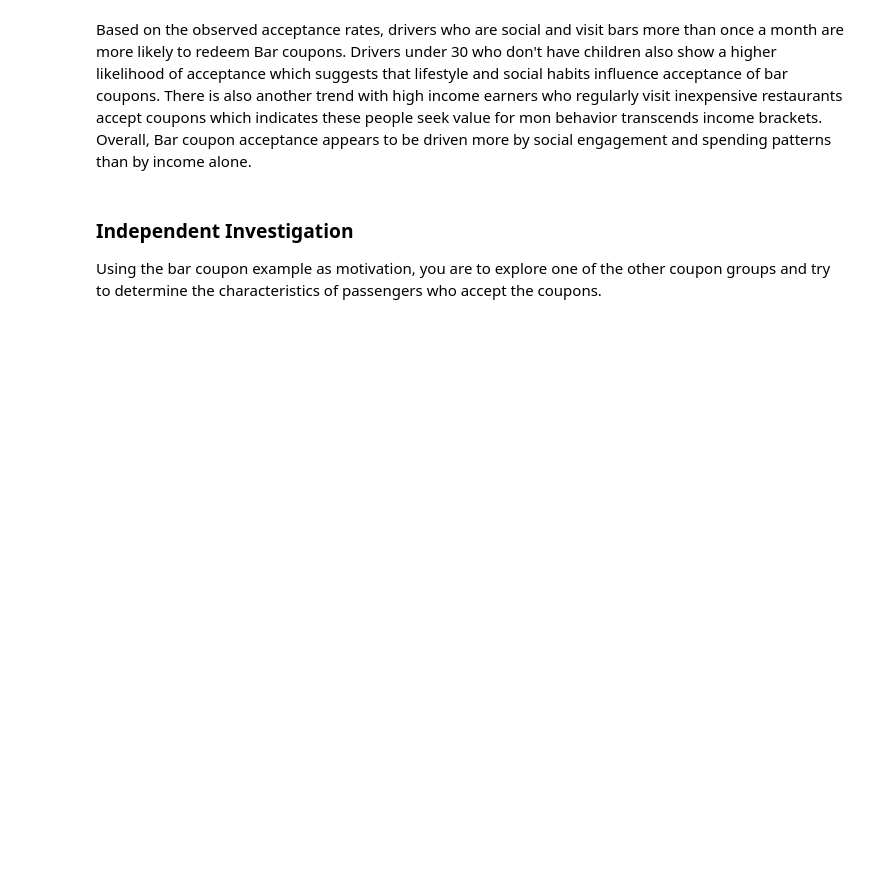
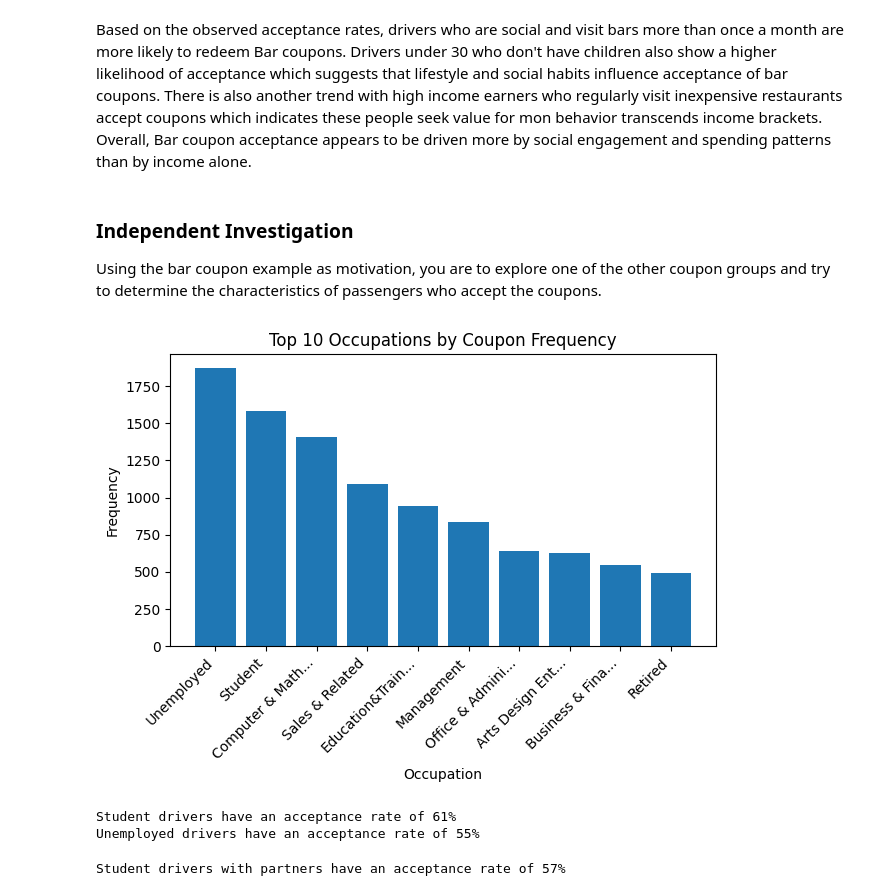
Before and after one commit to micwill755/UB-Application1, a Jupyter notebook: prompt.ipynb, the cells around one changed output. Cells and saved outputs as stored; diff of their text form; code cells hidden in the pictures; blank space fills up the shorter version.

Commit message:
Checking acceptance rate on occupation and education which dont prove any strong trend

```diff
--- a/prompt.ipynb
+++ b/prompt.ipynb
@@ -411,3 +411,44 @@ Based on the observed acceptance rates, drivers who are social and visit bars mo
 ### Independent Investigation
 
 Using the bar coupon example as motivation, you are to explore one of the other coupon groups and try to determine the characteristics of passengers who accept the coupons.
+# %%
+occupation = data['occupation'].value_counts().head(10)
+
+# shorten label size because some occupation text length is too long
+labels = [label[:15] + '...' if len(label) > 15 else label for label in occupation.index]
+
+plt.bar(labels, occupation.values)
+plt.title("Top 10 Occupations by Coupon Frequency")
+plt.xlabel('Occupation')
+plt.ylabel('Frequency')
+plt.xticks(rotation=45, ha='right')
+plt.tight_layout()
+plt.show()
+# %% [output]
+[figure, added]
+# %%
+# we can see the largest occupations are student and unemployed, lets see the acceptance rate for each
+students = data[data['occupation'] == 'Student']
+unemployed = data[data['occupation'] == 'Unemployed']
+
+acceptance_rate_student = students['Y'].mean()
+acceptance_rate_unemployed = unemployed['Y'].mean()
+
+print(f'Student drivers have an acceptance rate of {round(acceptance_rate_student * 100)}%')
+print(f'Unemployed drivers have an acceptance rate of {round(acceptance_rate_unemployed * 100)}%')
+# %% [output]
+Student drivers have an acceptance rate of 61%
+Unemployed drivers have an acceptance rate of 55%
+# %%
+# student are above the overall acceptance meaning students are more likely to accept coupons
+# unemployed are just under the overall acceptance rate
+# now we want to look at students who have a partner, are they more likely to accept coupons
+def students_have_partner(val):
+    return val in ['Unmarried partner', 'Married partner']
+
+students_with_partners = students[students['maritalStatus'].apply(students_have_partner)]
+students_with_partners_acceptance_rate = students_with_partners['Y'].mean()
+
+print(f'Student drivers with partners have an acceptance rate of {round(students_with_partners_acceptance_rate * 100)}%')
+# %% [output]
+Student drivers with partners have an acceptance rate of 57%
```
Also changed, not shown: parts of 8 cells of this notebook.
